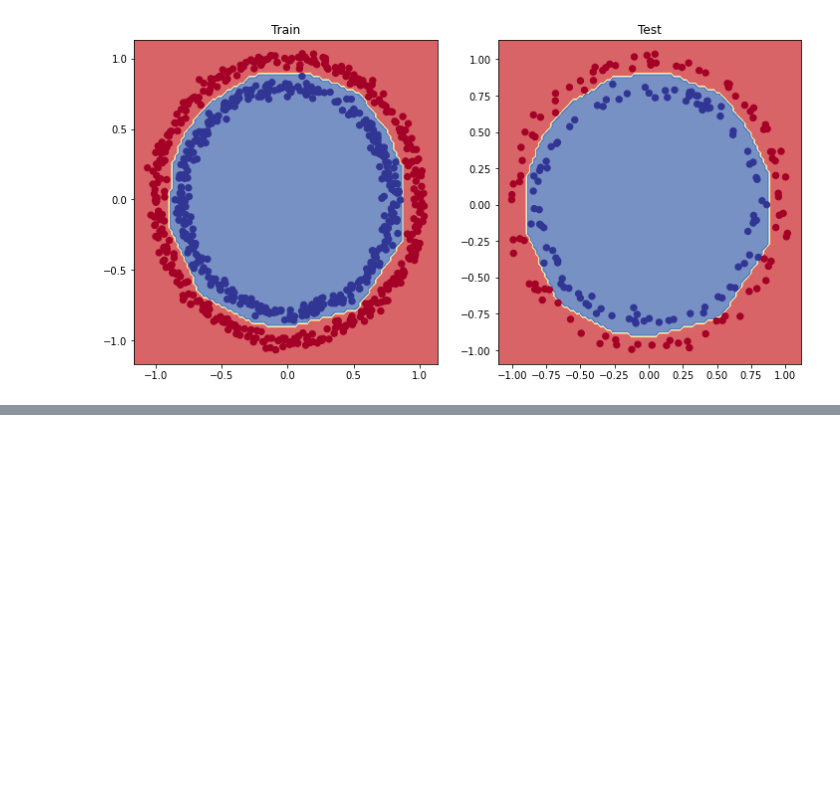
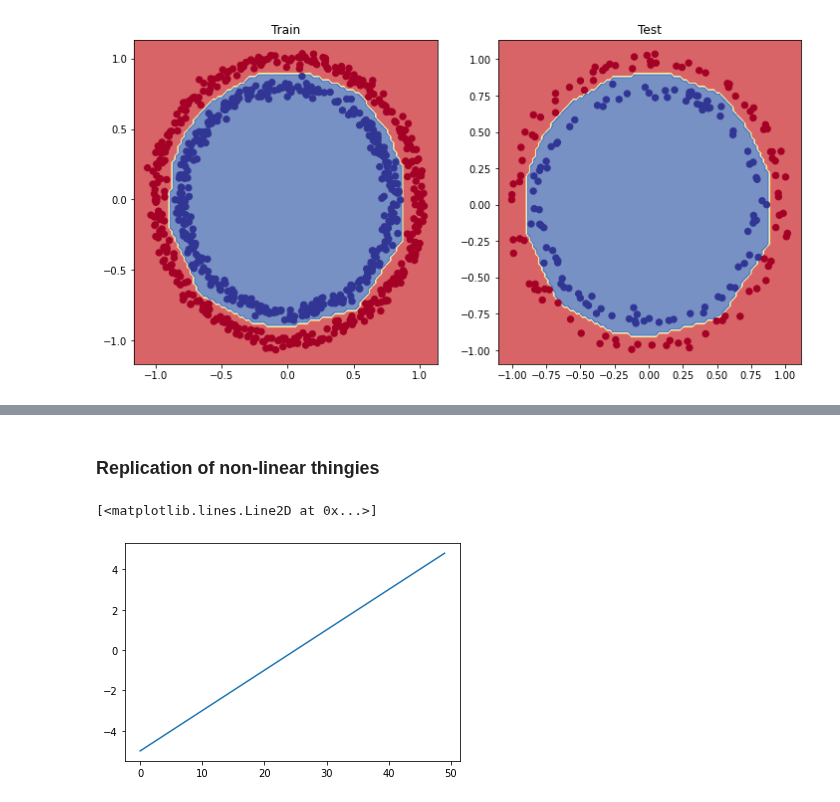
Before and after one commit to kay-squared/PyTorchLearn, a Jupyter notebook: 02_PyTorch_NN_classification_video.ipynb, the cells around one changed output, grey strips where cells are left out. Drawn from its saved outputs; the diff is of its cells as text; code cells hidden in the pictures; blank space fills up the shorter version.

```diff
--- a/02_PyTorch_NN_classification_video.ipynb
+++ b/02_PyTorch_NN_classification_video.ipynb
@@ -666,0 +726,9 @@ plot_decision_boundary(model_1, X_test, y_test)
+# %% [markdown]
+### Replication of non-linear thingies
+# %%
+A = torch.arange(-5,5,0.2,dtype=torch.float32)
+A
+plt.plot(A)
+# %% [output]
+[<matplotlib.lines.Line2D at 0x...>]
+[figure, added]
```
Also changed, not shown: parts of 13 cells of this notebook.
